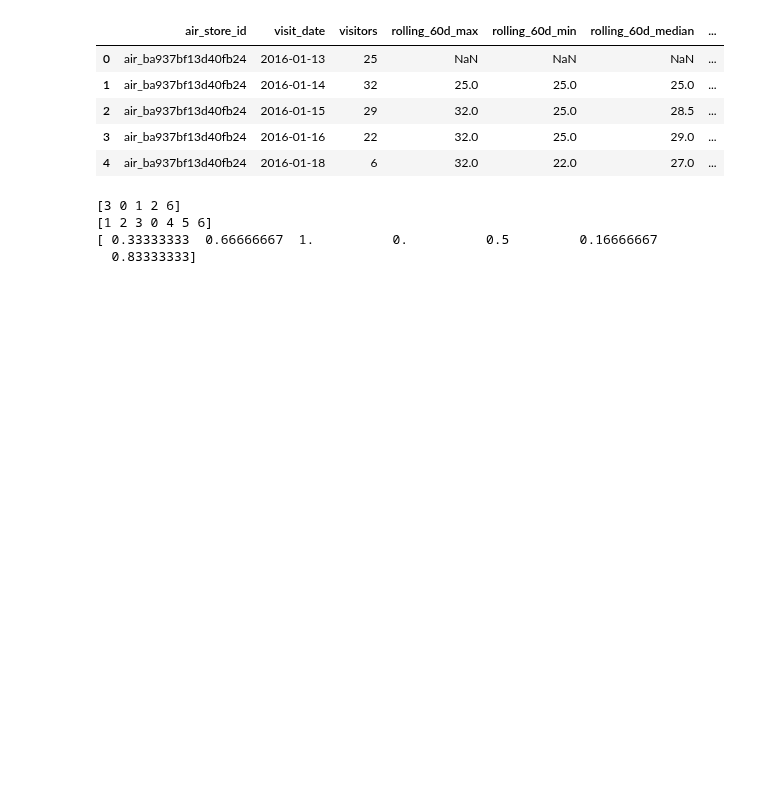
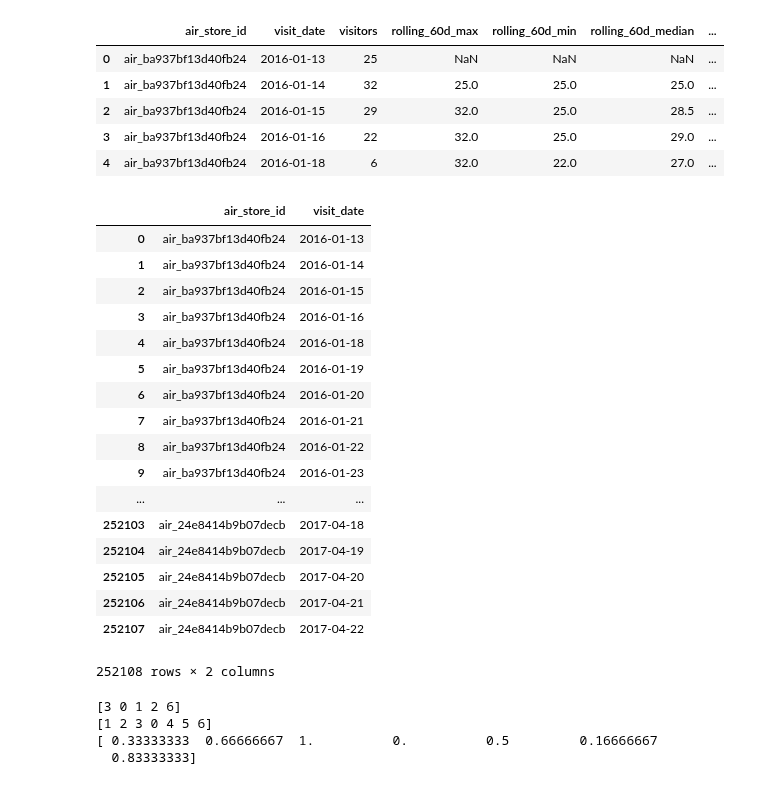
Before and after one commit to xiaochuan-du/ml_utils, a Jupyter notebook: proj/RRVF/feat_lab.ipynb, the cells around one changed output. Saved outputs shown, nothing was run; the diff lists cells and outputs as text; code cells hidden in the pictures; blank space fills up the shorter version.

```diff
--- a/proj/RRVF/feat_lab.ipynb
+++ b/proj/RRVF/feat_lab.ipynb
@@ -168,5 +145,6 @@ trn.copy()
 # %%
-tra = pd.merge(tra, trn, how='left')
+trn = trn.drop('visitors', axis='columns', errors='ignore')
+tra = pd.merge(tra, trn, how='left', on=['air_store_id', 'visit_date'])
 # %%
 tra.head()
 # %% [output]
@@ -176,6 +154,27 @@ tra.head()
 | 2 | air_ba937bf13d40fb24 | 2016-01-15 | 29 | 32.0 | 25.0 | 28.5 | ... |
 | 3 | air_ba937bf13d40fb24 | 2016-01-16 | 22 | 32.0 | 25.0 | 29.0 | ... |
 | 4 | air_ba937bf13d40fb24 | 2016-01-18 | 6 | 32.0 | 22.0 | 27.0 | ... |
+# %%
+trn
+# %% [output]
+|  | air_store_id | visit_date |
+| 0 | air_ba937bf13d40fb24 | 2016-01-13 |
+| 1 | air_ba937bf13d40fb24 | 2016-01-14 |
+| 2 | air_ba937bf13d40fb24 | 2016-01-15 |
+| 3 | air_ba937bf13d40fb24 | 2016-01-16 |
+| 4 | air_ba937bf13d40fb24 | 2016-01-18 |
+| 5 | air_ba937bf13d40fb24 | 2016-01-19 |
+| 6 | air_ba937bf13d40fb24 | 2016-01-20 |
+| 7 | air_ba937bf13d40fb24 | 2016-01-21 |
+| 8 | air_ba937bf13d40fb24 | 2016-01-22 |
+| 9 | air_ba937bf13d40fb24 | 2016-01-23 |
+| ... | ... | ... |
+| 252103 | air_24e8414b9b07decb | 2017-04-18 |
+| 252104 | air_24e8414b9b07decb | 2017-04-19 |
+| 252105 | air_24e8414b9b07decb | 2017-04-20 |
+| 252106 | air_24e8414b9b07decb | 2017-04-21 |
+| 252107 | air_24e8414b9b07decb | 2017-04-22 |
+252108 rows × 2 columns
 # %%
 print(str_date_hol.dur_holiday_flg.unique())
 print(str_date_hol.dur_time_holiday_flg.unique())
```
Also changed, not shown: parts of 2 cells of this notebook, 2 other files.
